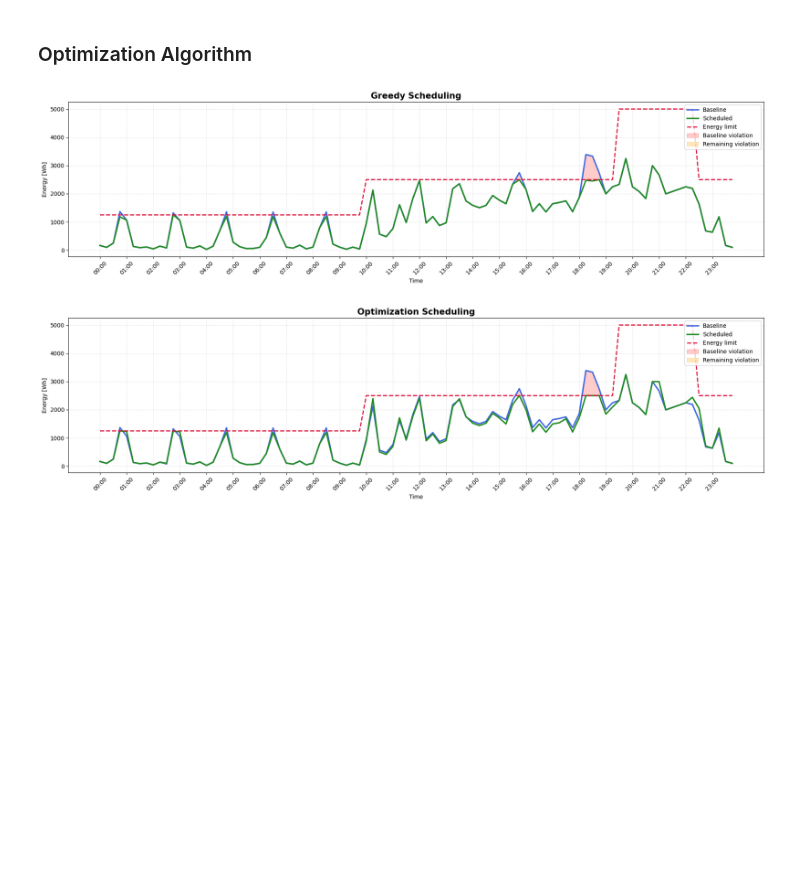
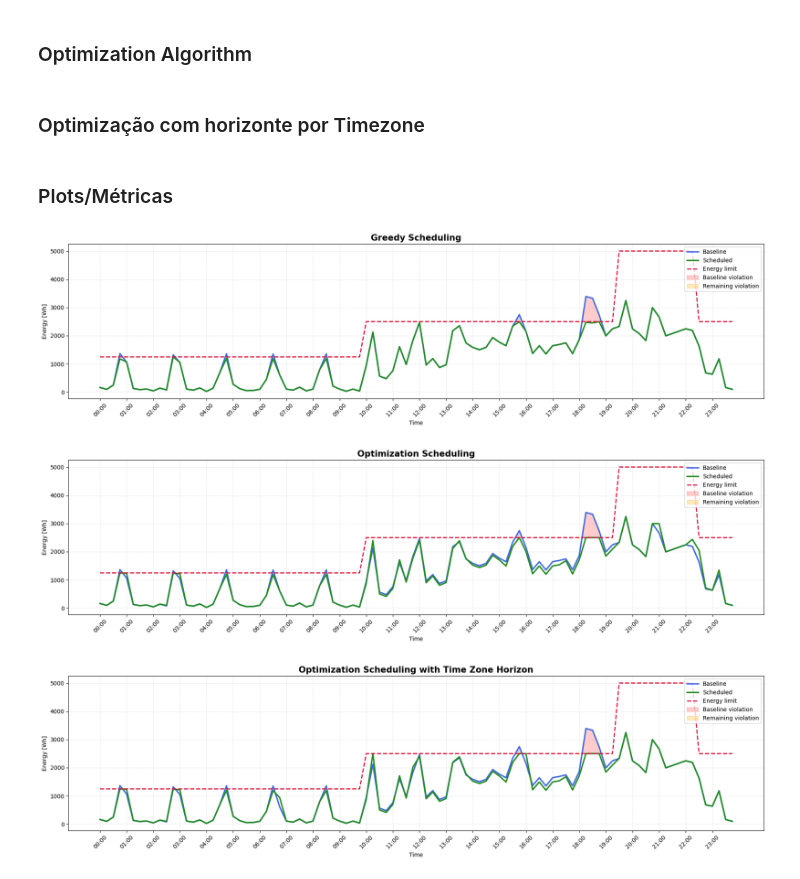
Before and after one commit to luistmartins/thesis_ik, a Jupyter notebook: Planeamento_Flexibility_24.ipynb, the cells around one changed output. Cells and saved outputs as stored; diff of their text form; code cells hidden in the pictures; blank space fills up the shorter version.

Commit message:
development of a shorter horizon model compensation

```diff
--- a/Planeamento_Flexibility_24.ipynb
+++ b/Planeamento_Flexibility_24.ipynb
@@ -1519,7 +1597,8 @@ def optimization_algorithm(
     lambda_T=1.0,
     lambda_P=1.0,
     lambda_slack=1000.0,
-    solver_name="glpk"
+    solver_name="glpk",
+    epsilon_P = 0.1
 ):
     df = flexibility_15min_device.copy()
 
@@ -1741,22 +1820,25 @@ def optimization_algorithm(
     # -------------------------
     # Objective function
     # -------------------------
+
     m.obj = pe.Objective(
         expr=
-        lambda_slack * sum(
-            m.E_rlx[k]
-            for k in m.K
-        )
-        +
-        lambda_T * sum(
-            (1 - ADF_T[j, k]) * m.dN[j, k]
-            for j in m.JT for k in m.K
-        )
-        +
-        lambda_P * sum(
-            (1 - ADF_P[j, k]) * m.dY[j, k]
-            for j in m.JP for k in m.K
-        ),
+            lambda_slack * sum(
+                m.E_rlx[k]
+                for k in m.K
+            )
+            +
+            lambda_T * sum(
+                (1 - ADF_T[j, k]) * m.dN[j, k]
+                for j in m.JT
+                for k in m.K
+            )
+            +
+            lambda_P * sum(
+                (epsilon_P + (1 - ADF_P[j, k])) * m.dY[j, k]
+                for j in m.JP
+                for k in m.K
+            ),
         sense=pe.minimize
     )
 
@@ -1826,5 +1908,8 @@ optimization_15min_device, optimization_summary, model, result = optimization_al
     lambda_T=1.0,
     lambda_P=1.0,
     lambda_slack=1000.0,
-    solver_name="glpk"
+    solver_name="glpk",
+    epsilon_P=0.1
     )
+# %% [markdown]
+### Optimização com horizonte por Timezone
@@ -1831,3 +2263,5 @@ optimization_15min_device, optimization_summary, model, result = optimization_al
+# %% [markdown]
+### Plots/Métricas
 # %%
 import matplotlib.pyplot as plt
 import numpy as np
@@ -1919,15 +2353,20 @@ def plot_schedule(summary, title="Scheduling Results"):
 # %%
 plot_schedule(
     greedy_summary,
     title="Greedy Scheduling"
 )
 plot_schedule(
     optimization_summary,
     title="Optimization Scheduling"
 )
+plot_schedule(
+    optimization_timezone_horizon,
+    title="Optimization Scheduling with Time Zone Horizon"
+)
 # %% [output]
 [figure]
 [figure]
+[figure, added]
 # %%
 import matplotlib.pyplot as plt
 import numpy as np
```
Also changed, not shown: parts of 7 cells of this notebook.
